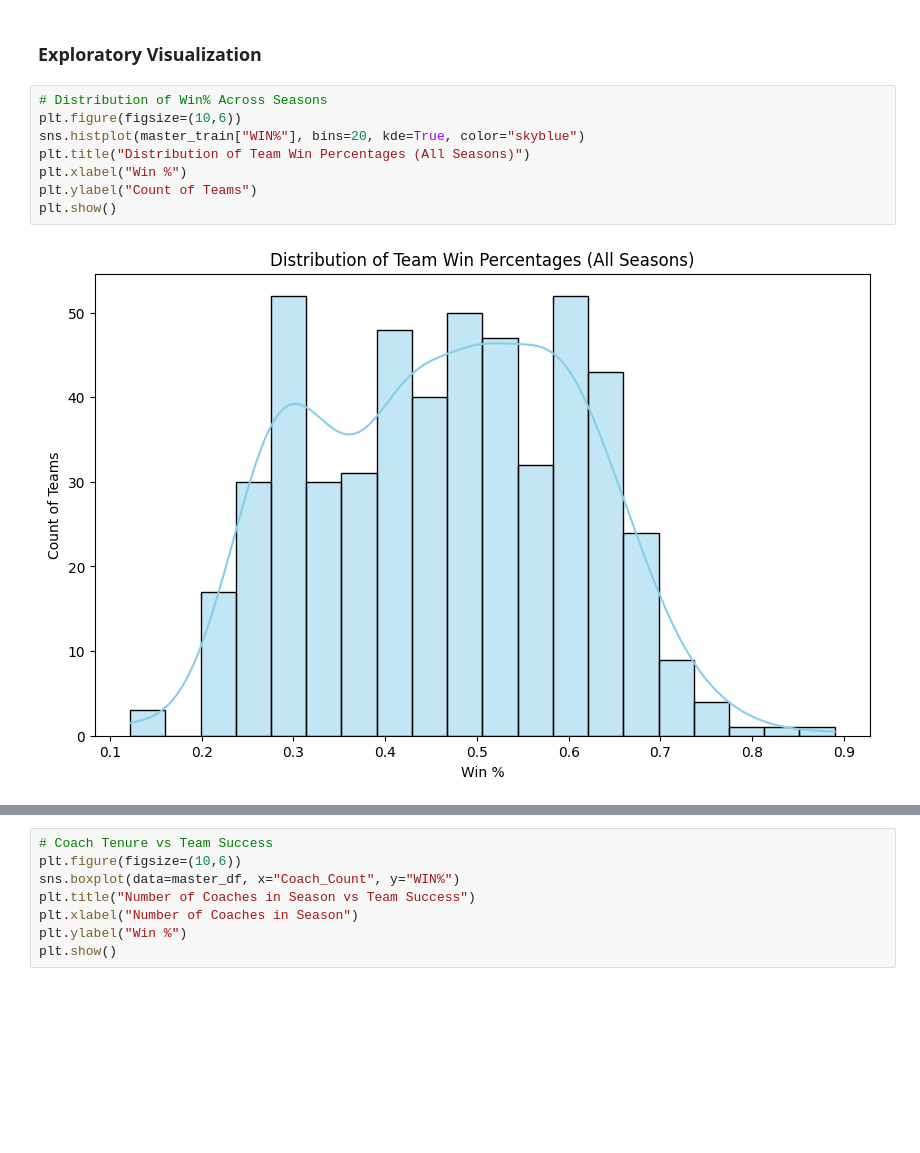
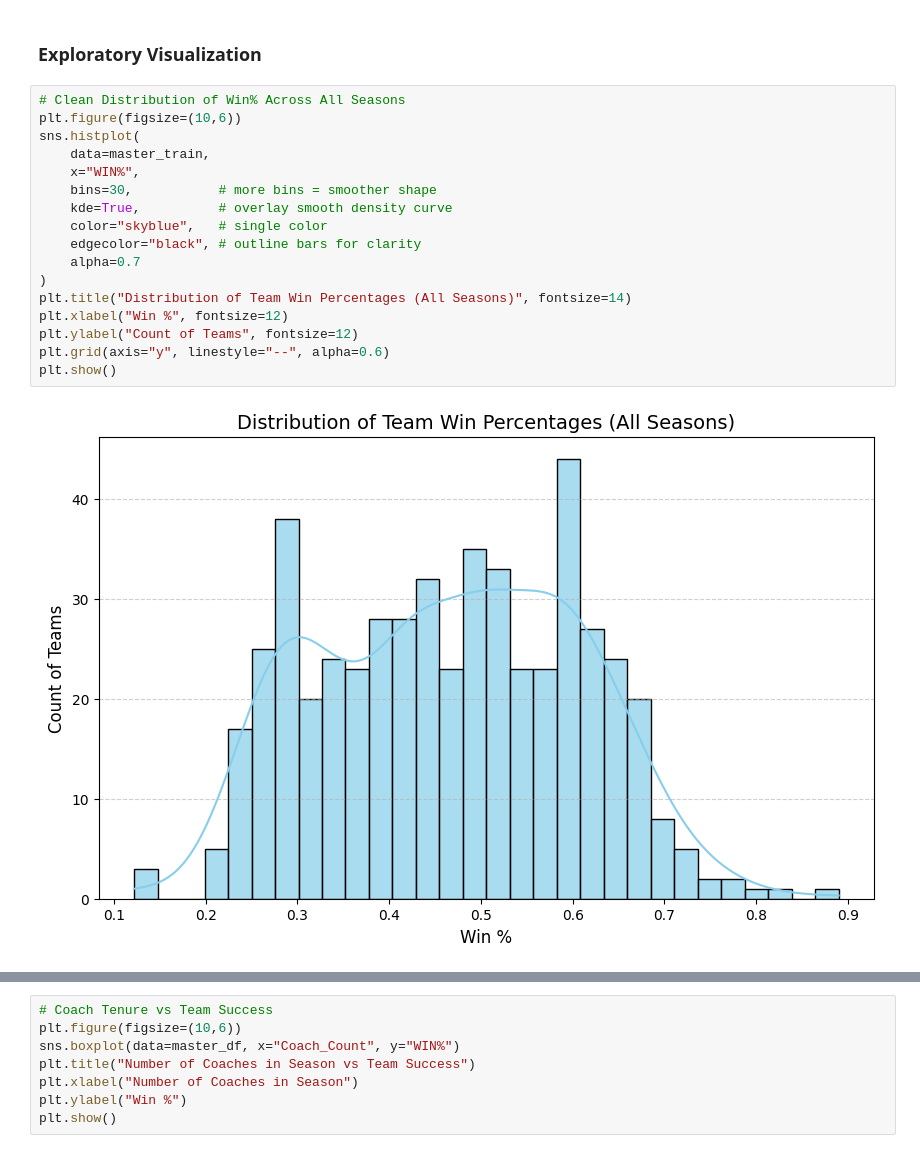
Before and after one commit to trustanprice/basketball-predictions, a Jupyter notebook: notebooks/02_exploration.ipynb, the cells around one changed output, grey strips where cells are left out. Saved outputs shown, nothing was run; the diff lists cells and outputs as text; blank space fills up the shorter version.

Commit message:
fixed up visualizations, leaving for IM Football

```diff
--- a/notebooks/02_exploration.ipynb
+++ b/notebooks/02_exploration.ipynb
@@ -258,15 +283,24 @@ The two things I can draw from this statistic is that the average wins per seaso
 # %% [markdown]
 ### Exploratory Visualization
 # %%
-# Distribution of Win% Across Seasons
+# Clean Distribution of Win% Across All Seasons
 plt.figure(figsize=(10,6))
-sns.histplot(master_train["WIN%"], bins=20, kde=True, color="skyblue")
-plt.title("Distribution of Team Win Percentages (All Seasons)")
-plt.xlabel("Win %")
-plt.ylabel("Count of Teams")
+sns.histplot(
+    data=master_train,
+    x="WIN%",
+    bins=30,           # more bins = smoother shape
+    kde=True,          # overlay smooth density curve
+    color="skyblue",   # single color
+    edgecolor="black", # outline bars for clarity
+    alpha=0.7
+)
+plt.title("Distribution of Team Win Percentages (All Seasons)", fontsize=14)
+plt.xlabel("Win %", fontsize=12)
+plt.ylabel("Count of Teams", fontsize=12)
+plt.grid(axis="y", linestyle="--", alpha=0.6)
 plt.show()
 # %% [output]
-[figure, old version]
+[figure, new version]
 # %%
 # Payroll vs Wins
 plt.figure(figsize=(10,6))
```
Also changed, not shown: parts of 15 cells of this notebook.
